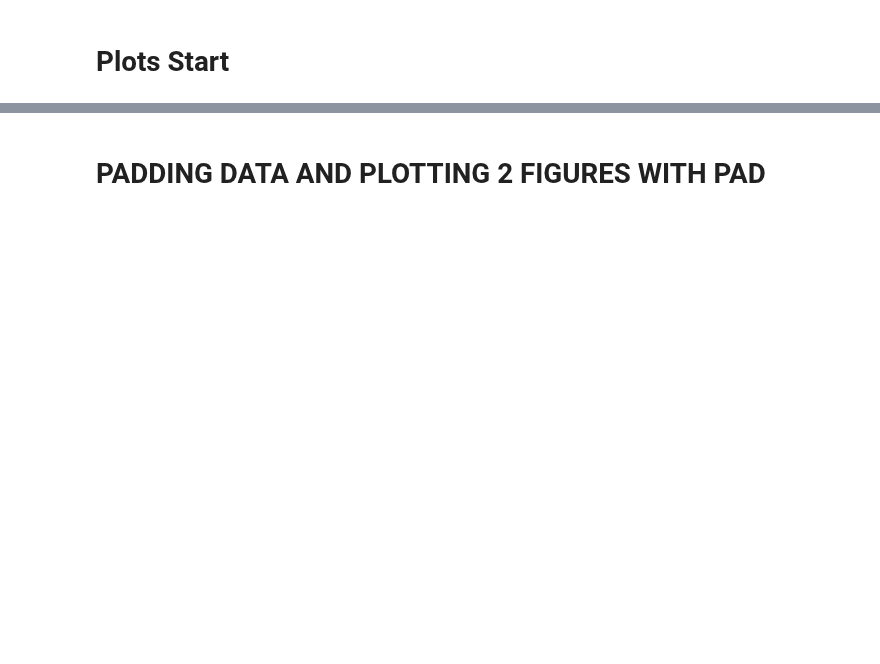
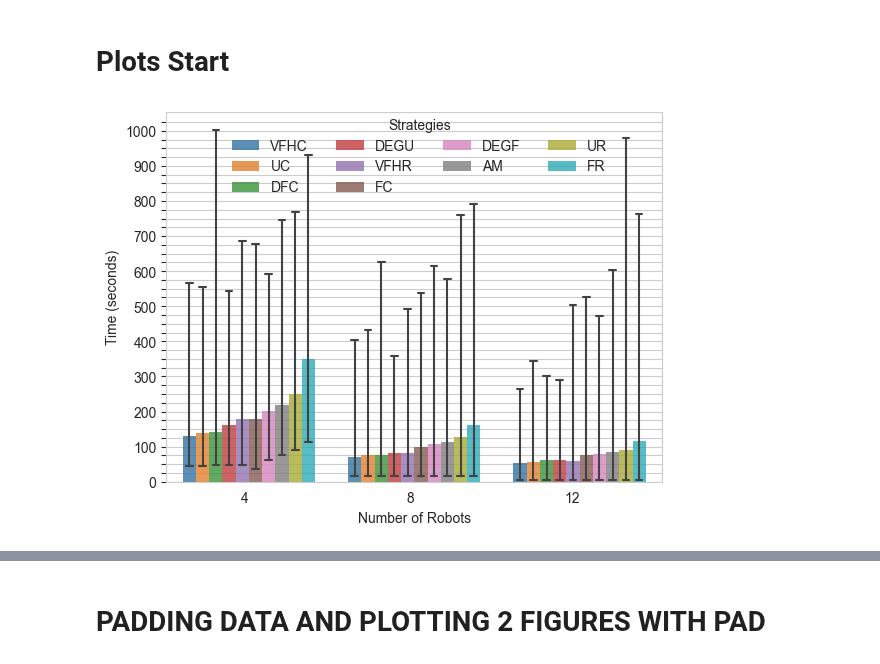
Before and after one commit to DIRECTLab/Multi_Agents_Area_Exploration, a Jupyter notebook: analysing_data/christopher_plottings/plots_updated.ipynb, the cells around one changed output, grey strips where cells are left out. Saved outputs shown, nothing was run; the diff lists cells and outputs as text; code cells hidden in the pictures; blank space fills up the shorter version.

```diff
--- a/analysing_data/christopher_plottings/plots_updated.ipynb
+++ b/analysing_data/christopher_plottings/plots_updated.ipynb
@@ -54,2 +79,0 @@ df_all.columns
-# %%
-df_all['M'] = df_all['M'].replace(['G'], 'AM')
@@ -55,0 +85,2 @@ df_all['M'] = df_all['M'].replace(['G'], 'AM')
+# %%
+df_all['Method'] = df_all['Method'].replace(['Gametheory'], 'Anti Majority')
@@ -72,0 +102,19 @@ wost_case
+# %%
+# wost_case = df_all_success_four.groupby(['M']).max()[['Frame Count', 'Delta Time']].sort_values(by='Frame Count')
+wost_case = df_end_success_four.groupby(['M'])[['Frame Count', 'Replan Count','Delta Time', 'Update Time']].describe().round(2)
+
+# rename Delta Time to Compute Time
+wost_case = wost_case.rename(columns={'Delta Time': 'Compute Time'})
+wost_case = wost_case.rename(columns={'Frame Count': 'Time (Seconds)'})
+
+
+
+
+# print second level column names
+# {'Frame Count',  'mean', 'std', 'min','max'}
+wost_case= wost_case.drop(['count', '25%', '50%', '75%'], axis=1, level=1,)
+
+with open(f"worst_case.txt", 'w') as f:
+    f.write(wost_case.to_latex())
+
+wost_case
@@ -167,33 +268,37 @@ result = df_end_success.groupby(["M"])['Frame Count'].aggregate(np.mean).reset_i
 # %%
 sns.set_style('whitegrid', rc={'ytick.left': True})
 
 grd = sns.barplot(
     data=df_end_success,
     x="N Bots",
     y="Frame Count",
     hue = "M",
     errorbar=("pi", 100),
     errwidth=1.5,
     capsize=.04,
     linewidth=0,
     alpha=.8,
     hue_order=result['M']
 )
 # grd.legend(ncol=5)
-grd.legend(bbox_to_anchor=(1.02, 1), loc='upper left', borderaxespad=0, title='Strategies')
+# grd.legend(bbox_to_anchor=(1.02, 1), loc='upper center', borderaxespad=0, title='Strategies')
+# place legend in the top of the plot, tight layout to make sure the legend is not cut off
+grd.legend(ncol=4, title='Strategies', loc='upper center', bbox_to_anchor=(0.51, 1.0), borderaxespad=0, frameon=False)
 
 grd.set_ylabel("Time (seconds)")
 grd.set_xlabel("Number of Robots")
 grd.set_xticklabels(grd.get_xticklabels(), horizontalalignment='right')
 
 plt.yticks(range(0, 1026, 25))
 for ind, label in enumerate(grd.get_yticklabels()):
     if ind % 4 == 0:  # every 10th label is kept
         label.set_visible(True)
     else:
         label.set_visible(False)
 
 plt.savefig(f"exploration_completion_time_barplot.png", bbox_inches='tight' ,dpi=300)
+# %% [output]
+[figure, added]
 # %%
 sns.set_style('whitegrid', rc={'ytick.left': True})
 
```
Also changed, not shown: parts of 37 cells of this notebook.
